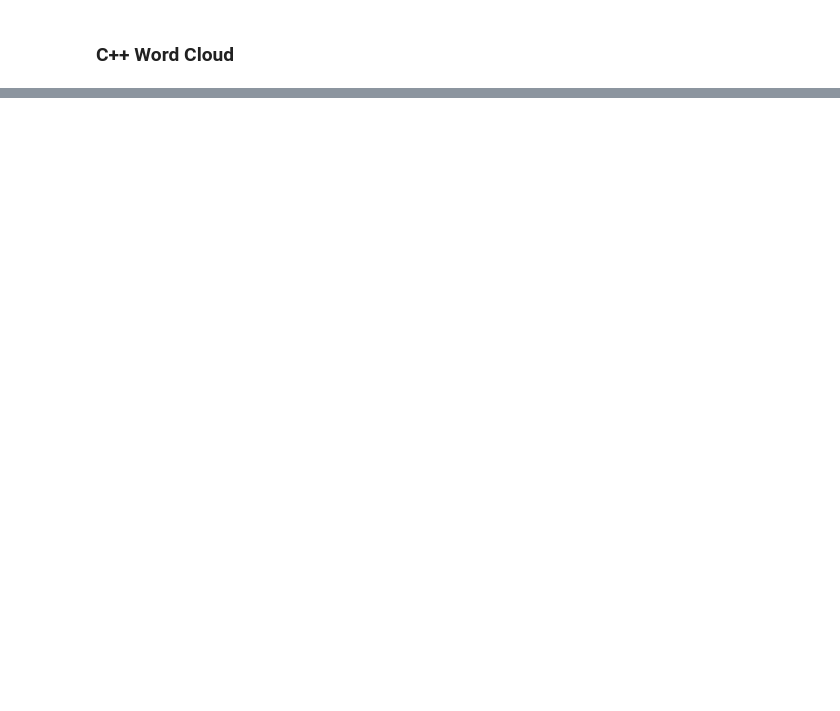
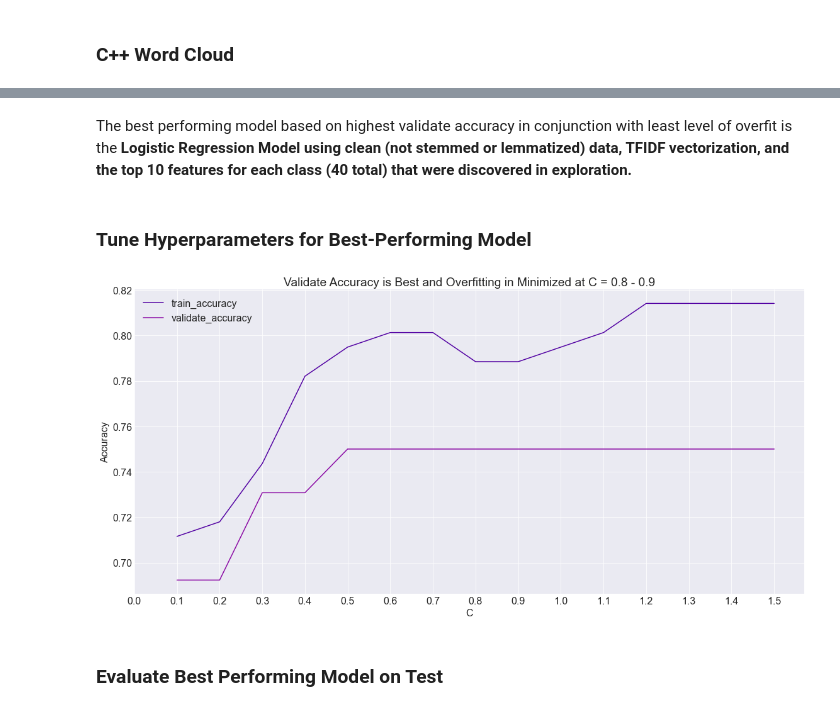
Before and after one commit to team-nlp-project/team-nlp-project, a Jupyter notebook: predicting_repository_language_final.ipynb, the cells around one changed output, grey strips where cells are left out. Cells and saved outputs as stored; diff of their text form; code cells hidden in the pictures; blank space fills up the shorter version.

```diff
--- a/predicting_repository_language_final.ipynb
+++ b/predicting_repository_language_final.ipynb
@@ -404,0 +631,51 @@ plt.show()
+# %% [markdown]
+The best performing model based on highest validate accuracy in conjunction with least level of overfit is the **Logistic Regression Model using clean (not stemmed or lemmatized) data, TFIDF vectorization, and the top 10 features for each class (40 total) that were discovered in exploration.**
+# %% [markdown]
+### Tune Hyperparameters for Best-Performing Model
+# %%
+# define X and y
+X_train, X_validate, X_test, y_train, y_validate, y_test = m.X_and_y(train, validate, test, 'clean', 'language')
+
+# vectorize (encode)
+X_bow_tfidf_train, X_bow_tfidf_validate, X_bow_tfidf_test = m.vectorize_best_words(TfidfVectorizer, X_train, X_validate, X_test, best_words=ex.explore_list)
+
+metrics = []
+
+# loop through different values of C
+for c in np.arange(0.1, 1.6, 0.1):
+
+    # define the thing
+    logit = LogisticRegression(C=c, random_state=123)
+
+    # fit the thing (remember only fit on training data)
+    logit.fit(X_bow_tfidf_train, y_train)
+
+    # use the thing (calculate accuracy)
+    train_accuracy = logit.score(X_bow_tfidf_train, y_train)
+    validate_accuracy = logit.score(X_bow_tfidf_validate, y_validate)
+
+    output = {
+        "C": c,
+        "train_accuracy": train_accuracy,
+        "validate_accuracy": validate_accuracy
+    }
+
+    metrics.append(output)
+
+# make a dataframe
+df = pd.DataFrame(metrics)
+
+# plot the data
+df.set_index('C', inplace=True)
+df.plot(figsize = (16,8))
+plt.ylabel('Accuracy')
+plt.xticks(np.arange(0, 1.6, 0.1))
+plt.grid(b=True)
+plt.title('Validate Accuracy is Best and Overfitting in Minimized at C = 0.8 - 0.9')
+plt.tight_layout()
+
+df["difference"] = round(df.train_accuracy - df.validate_accuracy, 3)
+# %% [output]
+[figure, added]
+# %% [markdown]
+### Evaluate Best Performing Model on Test
```
Also changed, not shown: parts of 37 cells of this notebook.
